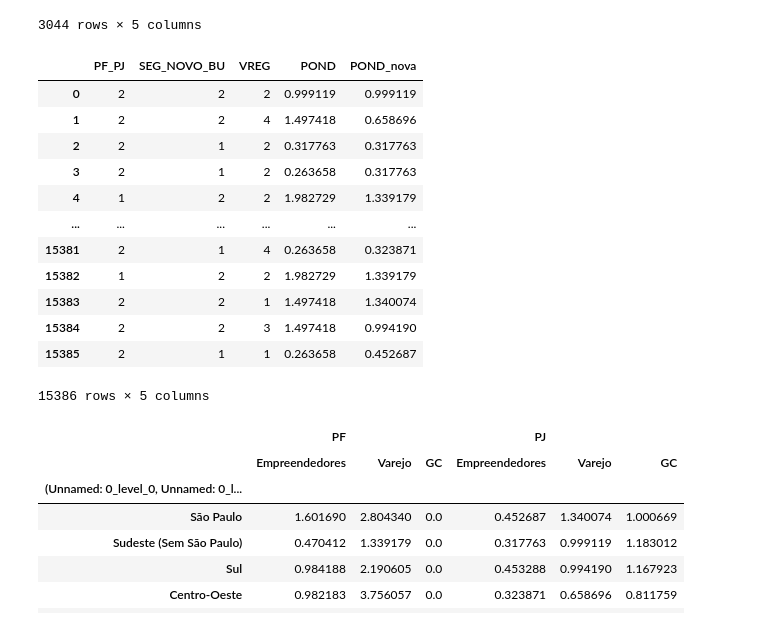
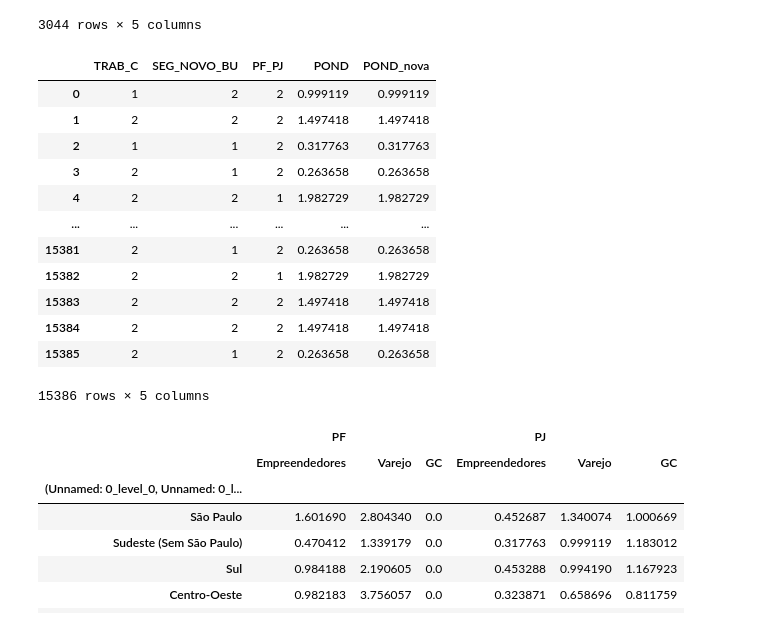
Before and after one commit to RaynerSantos/Processamento-Estatistico, a Jupyter notebook: App_beta/Pond.ipynb, the cells around one changed output. Drawn from its saved outputs; the diff is of its cells as text; code cells hidden in the pictures.

```diff
--- a/App_beta/Pond.ipynb
+++ b/App_beta/Pond.ipynb
@@ -400,41 +404,41 @@ df_atualizado[["OP_S", "REG", "PORTE", "POND", "POND_nova"]]
 # %%
 # === Ponderação para o caso da CIELO === #
 path = r"C:\Users\rayner.santos\Downloads\Consistencia e Processamento\Cielo\POND_FINAL_Satisfacao_NOV25_v02.xlsx"
-df_universo = pd.read_excel(path, sheet_name="FONTE", header=[0, 1])
+df_universo = pd.read_excel(path, sheet_name="FONTE_D3", header=[0, 1])
 df_universo.index = df_universo.iloc[:, 0]
 df_universo = df_universo.iloc[:, 1:].copy()
 
 # Lê as duas primeiras linhas como cabeçalho (ajuste para [1,2] se no seu arquivo começa uma linha abaixo)
-df_coletado = pd.read_excel(path, sheet_name="COLETADO", header=[0, 1])
+df_coletado = pd.read_excel(path, sheet_name="COLETADO_D3", header=[0, 1])
 df_coletado.index = df_coletado.iloc[:, 0]
 df_coletado = df_coletado.iloc[:, 1:].copy()
 
 path = r"C:\Users\rayner.santos\Downloads\Consistencia e Processamento\Cielo\EMP_Cielo Satisfacao_3onda_NOV25_2025.12.26.xlsx"
 data = pd.read_excel(path, sheet_name="BD_CODIGOS")
 
 lista_labels = pd.read_excel(path, sheet_name="LISTA_LABELS", header=1)
 lista_labels.columns = ['Coluna', 'Codigo', 'Label']
 lista_labels["Coluna"] = lista_labels["Coluna"].ffill().str.strip()
 
-CABECALHO = 'PF_PJ'
+CABECALHO = 'TRAB_C'
 COLUNA = 'SEG_NOVO_BU'
-LINHA = 'VREG'
+LINHA = 'PF_PJ'
 
-df_atualizado = criar_pond_3dim(df_universo, df_coletado, data, lista_labels, CABECALHO, COLUNA, LINHA)
+df_atualizado = criar_pond_3dim(df_universo, df_coletado, df_atualizado, lista_labels, CABECALHO, COLUNA, LINHA)
 df_atualizado[[CABECALHO, COLUNA, LINHA, "POND", "POND_nova"]]
 # %% [output]
-|  | PF_PJ | SEG_NOVO_BU | VREG | POND | POND_nova |
-| 0 | 2 | 2 | 2 | 0.999119 | 0.999119 |
-| 1 | 2 | 2 | 4 | 1.497418 | 0.658696 |
-| 2 | 2 | 1 | 2 | 0.317763 | 0.317763 |
-| 3 | 2 | 1 | 2 | 0.263658 | 0.317763 |
-| 4 | 1 | 2 | 2 | 1.982729 | 1.339179 |
+|  | TRAB_C | SEG_NOVO_BU | PF_PJ | POND | POND_nova |
+| 0 | 1 | 2 | 2 | 0.999119 | 0.999119 |
+| 1 | 2 | 2 | 2 | 1.497418 | 1.497418 |
+| 2 | 1 | 1 | 2 | 0.317763 | 0.317763 |
+| 3 | 2 | 1 | 2 | 0.263658 | 0.263658 |
+| 4 | 2 | 2 | 1 | 1.982729 | 1.982729 |
 | ... | ... | ... | ... | ... | ... |
-| 15381 | 2 | 1 | 4 | 0.263658 | 0.323871 |
-| 15382 | 1 | 2 | 2 | 1.982729 | 1.339179 |
-| 15383 | 2 | 2 | 1 | 1.497418 | 1.340074 |
-| 15384 | 2 | 2 | 3 | 1.497418 | 0.994190 |
-| 15385 | 2 | 1 | 1 | 0.263658 | 0.452687 |
+| 15381 | 2 | 1 | 2 | 0.263658 | 0.263658 |
+| 15382 | 2 | 2 | 1 | 1.982729 | 1.982729 |
+| 15383 | 2 | 2 | 2 | 1.497418 | 1.497418 |
+| 15384 | 2 | 2 | 2 | 1.497418 | 1.497418 |
+| 15385 | 2 | 1 | 2 | 0.263658 | 0.263658 |
 15386 rows × 5 columns
 # %%
 # Calcular a quantidade total de entrevistas
```
Also changed, not shown: parts of 36 cells of this notebook, 2 other files.
